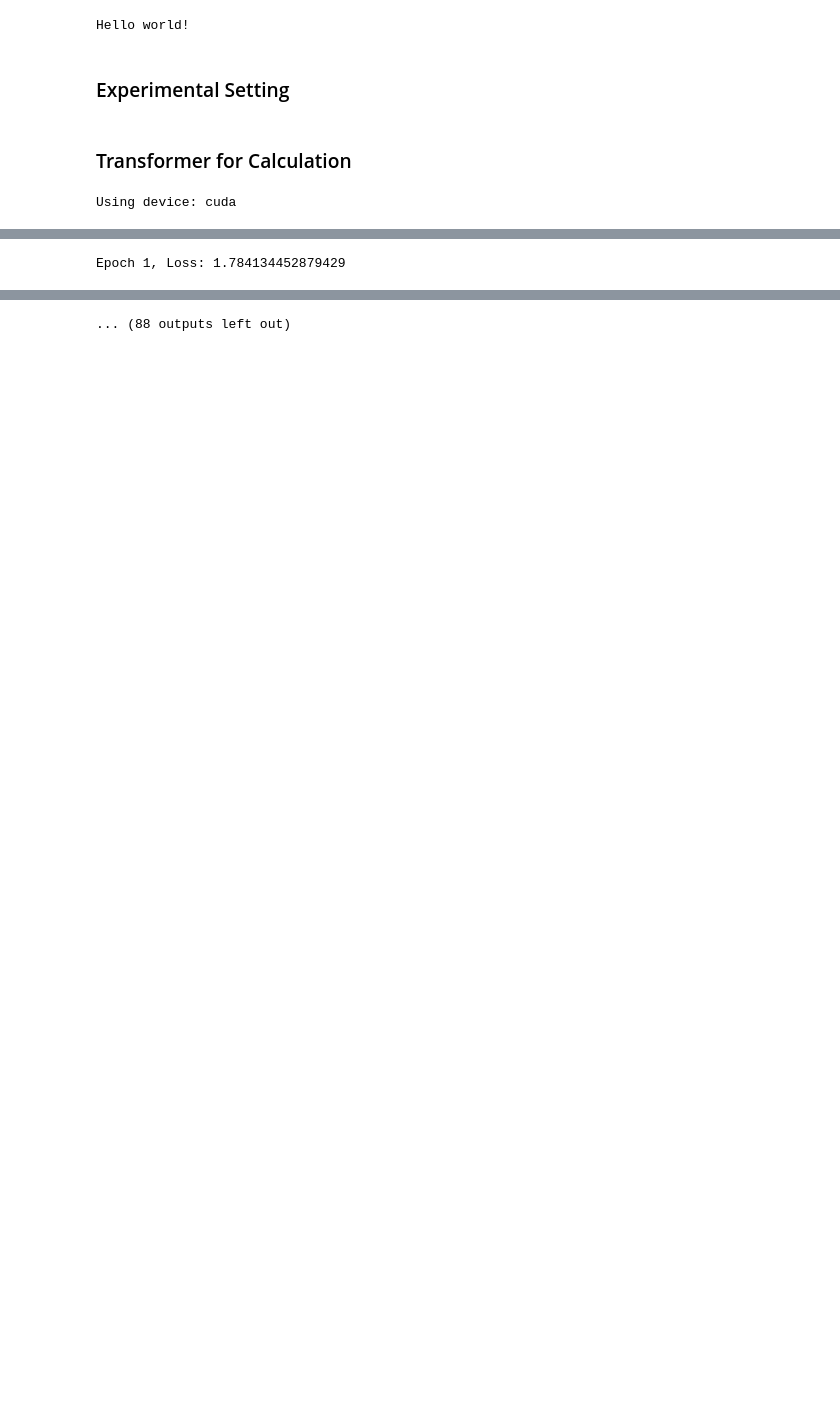
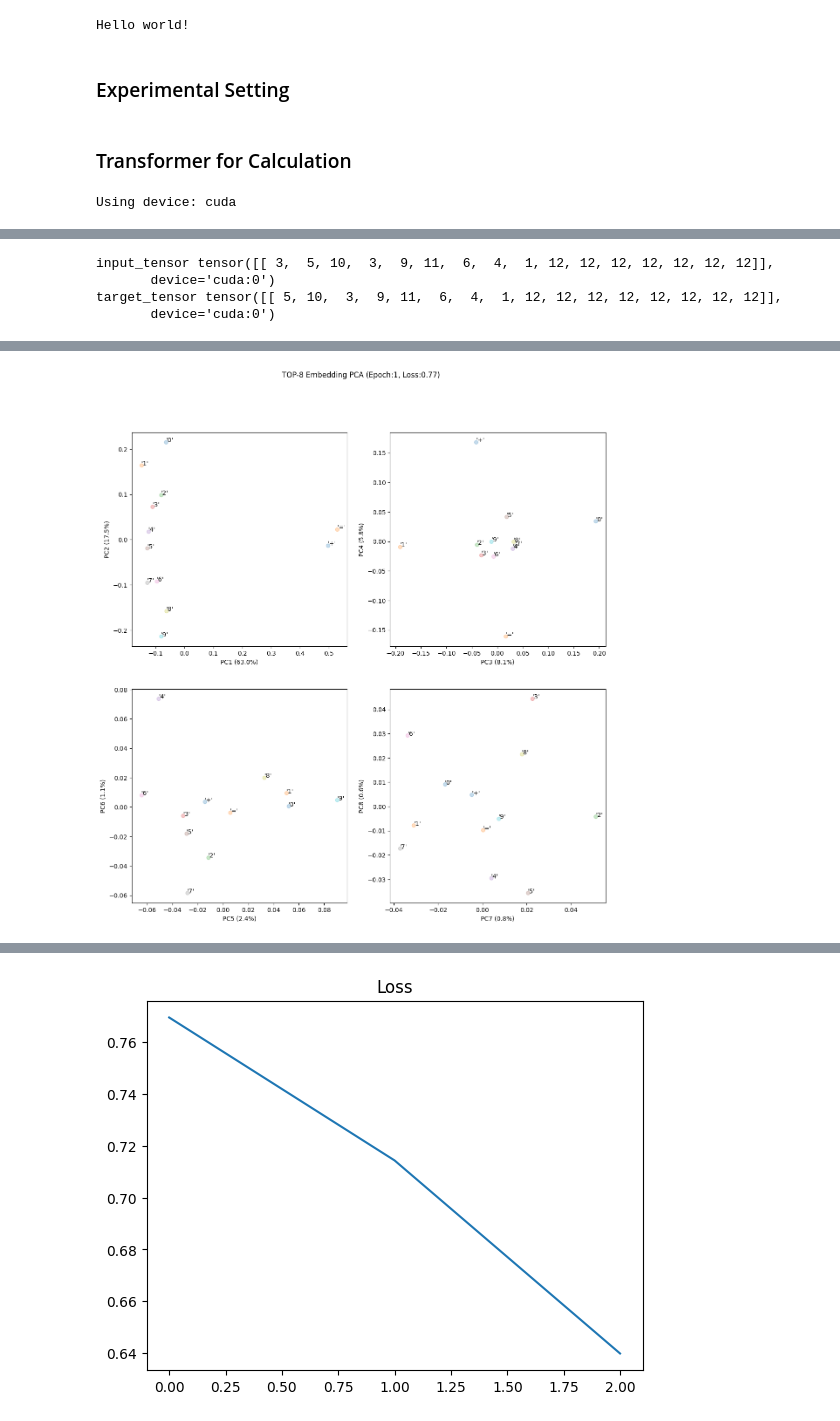
Before and after one commit to SewoongLee/why_number_embedding_is_sequential, a Jupyter notebook: transformer_for_calculation.ipynb, the cells around one changed output, grey strips where cells are left out. Saved outputs shown, nothing was run; the diff lists cells and outputs as text; code cells hidden in the pictures; blank space fills up the shorter version.

```diff
--- a/transformer_for_calculation.ipynb
+++ b/transformer_for_calculation.ipynb
@@ -68,7 +69,7 @@ class AdditionDataset(Dataset):
         else:
             result = str(result)
 
-        return num1+operator+num2+'='+result
+        return num1+operator+num2+'='+result+' '*10
 # %%
 # Hyperparameter
 MAX_LEN = 16
@@ -248,6 +264,8 @@ vis_pca(data, TOKENS, title=f'{PCA_TITLE_PREFIX} (Epoch:0, Loss:N/A)')
 # %%
 # Train
 model.train()
+
+first = True
 losses = []
 for epoch in range(EPOCHS):
     epoch_loss = 0
@@ -256,22 +274,31 @@ for epoch in range(EPOCHS):
             input_tensor = torch.tensor([char_to_idx(char) for char in data[:-1]], dtype=torch.long).unsqueeze(0).to(device)
             target_tensor = torch.tensor([char_to_idx(char) for char in data[1:]], dtype=torch.long).unsqueeze(0).to(device)
 
-            optimizer.zero_grad()
+            input_tensor = input_tensor[:,:MAX_LEN]
+            target_tensor = target_tensor[:,:MAX_LEN]
+
+            if first:
+                print('input_tensor', input_tensor)
+                print('target_tensor', target_tensor)
+                first=False
+
             output = model(input_tensor)  # (batch=1, seq_len) -> (batch=1, seq_len, VOCAB_SIZE)
 
-            output_onehot = np.argmax(output.cpu().detach(), axis=2)  # (batch=1, seq_len)
+            B, T, VOCAB_SIZE = output.shape
+            logits = output.view(B*T, VOCAB_SIZE)
+            targets = target_tensor.view(B*T)
 
-            pred = output.view(-1, VOCAB_SIZE)  # (seq_len, VOCAB_SIZE)
-            true = target_tensor.view(-1)  # (seq_len)
-            # loss = F.cross_entropy(pred, true)  # Compare all (inefficient)
+            if COMPARE_RHS: # compare RHS
+                eqi = (input_tensor[0] == char_to_idx('=')).nonzero(as_tuple=True)[0].item()
+                lhs = torch.zeros_like(logits[:eqi])
+                for i in range(eqi):
+                    lhs[i][targets[i]] = 1
+                rhs_logits = torch.cat((lhs, logits[eqi:]), dim=0)  # (seq_len, VOCAB_SIZE)
+                loss = F.cross_entropy(rhs_logits, targets)
+            else: # compare all (inefficient)
+                loss = F.cross_entropy(logits, targets)
 
-            eqi = data[:-1].index('=')
-            lhs = torch.zeros_like(pred[:eqi])
-            for i in range(eqi):
-                lhs[i][true[i]] = 1
-            rhs_pred = torch.cat((lhs, pred[eqi:]), dim=0)  # (seq_len, VOCAB_SIZE)
-            loss = F.cross_entropy(rhs_pred, true)  # Compare RHS
-
+            optimizer.zero_grad()
             loss.backward()
             optimizer.step()
 
@@ -279,9 +306,11 @@ for epoch in range(EPOCHS):
     losses.append(epoch_loss/len(train_loader))
     print(f"Epoch {epoch+1}, Loss: {losses[-1]}")
 
-    data = emb_func(torch.tensor([char_to_idx(token) for token in TOKENS]).to(device))
-    vis_pca(data, TOKENS, title=f'{PCA_TITLE_PREFIX} (Epoch:{epoch+1}, Loss:{losses[-1]:.2f})')
+    vis_pca_in_epoch(epoch+1, f'{losses[-1]:.2f}')
 
 plt.title('Loss'); plt.plot(losses)
 # %% [output]
-Epoch 1, Loss: 1.784134452879429
+input_tensor tensor([[ 3,  5, 10,  3,  9, 11,  6,  4,  1, 12, 12, 12, 12, 12, 12, 12]],
+       device='cuda:0')
+target_tensor tensor([[ 5, 10,  3,  9, 11,  6,  4,  1, 12, 12, 12, 12, 12, 12, 12, 12]],
+       device='cuda:0')
@@ -288,0 +318 @@ Epoch 2, Loss: 1.7507156111359596
+[figure, added]
@@ -299 +324 @@ Epoch 12, Loss: 1.735873226606846
-... (88 outputs left out)
+[figure, added]
```
Also changed, not shown: parts of 16 cells of this notebook.
